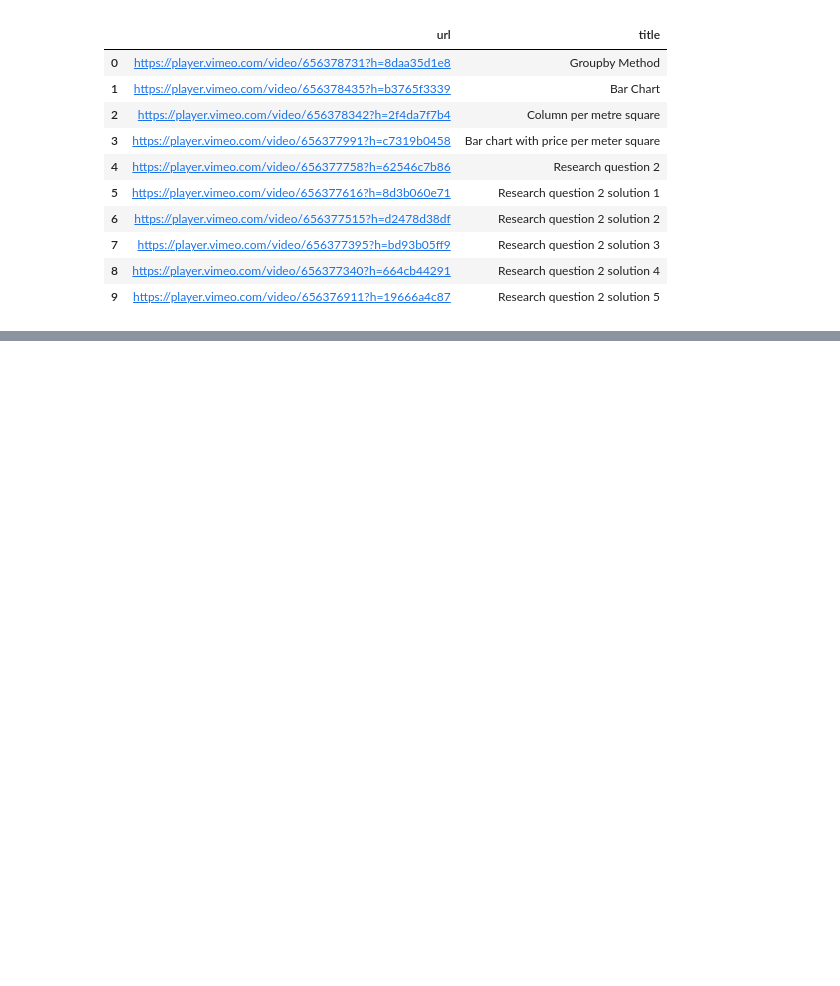
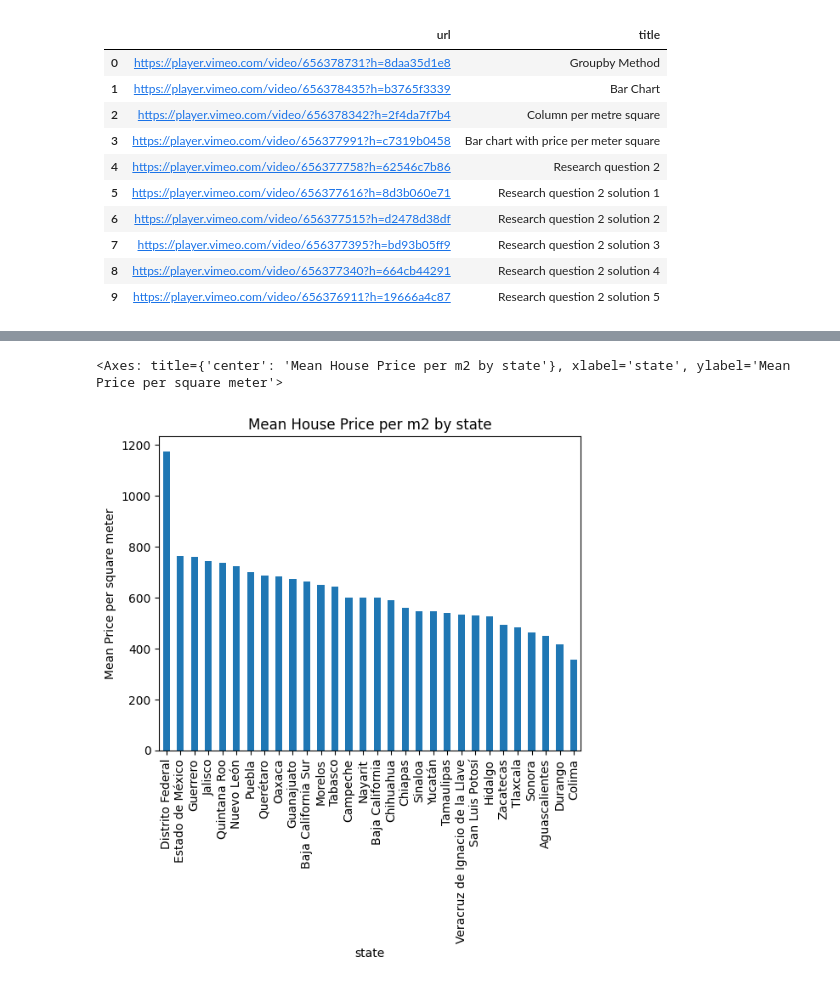
Before and after one commit to tech-ml-quant-luv/Applied_data_science_lab_worldquant, a Jupyter notebook: Project 1 - Housing in mexico/size-or-location.ipynb, the cells around one changed output, grey strips where cells are left out. Drawn from its saved outputs; the diff is of its cells as text; code cells hidden in the pictures; blank space fills up the shorter version.

```diff
--- a/Project 1 - Housing in mexico/size-or-location.ipynb
+++ b/Project 1 - Housing in mexico/size-or-location.ipynb
@@ -98,0 +118,3 @@ IndexError: tuple index out of range
+# %%
+df["price_per_m2"] = df["price_usd"]/df["area_m2"]
+df.head()
@@ -98,0 +128,16 @@ IndexError: tuple index out of range
+# %%
+(df
+ .groupby("state")
+ ["price_per_m2"]
+ .mean()
+ .sort_values(ascending=False)
+ .plot(
+     kind="bar",
+     xlabel="state",
+     ylabel="Mean Price per square meter",
+     title="Mean House Price per m2 by state"
+ )
+ )
+# %% [output]
+<Axes: title={'center': 'Mean House Price per m2 by state'}, xlabel='state', ylabel='Mean Price per square meter'>
+[figure, added]
```
Also changed, not shown: parts of 22 cells of this notebook, 1 other file.
